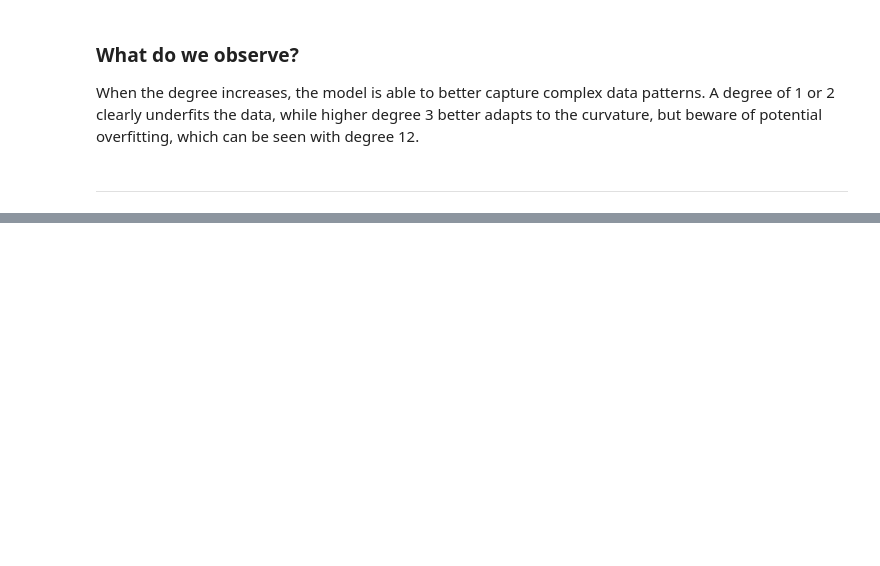
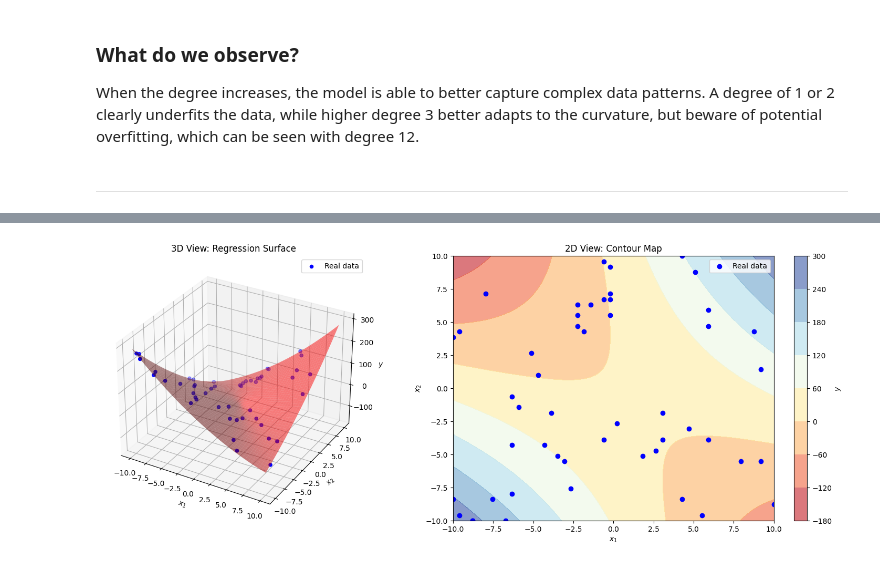
Before and after one commit to cruchau/machine_learning, a Jupyter notebook: linear_model/regression/10_polynomial_regression.ipynb, the cells around one changed output, grey strips where cells are left out. Cells and saved outputs as stored; diff of their text form; code cells hidden in the pictures; blank space fills up the shorter version.

```diff
--- a/linear_model/regression/10_polynomial_regression.ipynb
+++ b/linear_model/regression/10_polynomial_regression.ipynb
@@ -211,0 +276,52 @@ When the degree increases, the model is able to better capture complex data patt
+# %%
+# Generate example data for x1 and x2
+np.random.seed(0)
+n_points = 50
+x1 = np.linspace(-10, 10, n_points)
+x2 = np.linspace(-10, 10, n_points)
+x1_data = np.random.choice(x1, n_points)
+x2_data = np.random.choice(x2, n_points)
+
+# Define model coefficients
+w1 = 1.5    # coefficient for x1
+w2 = -2.0   # coefficient for x2
+w3 = 0.5    # coefficient for x1²
+w4 = 0.3    # coefficient for x2²
+w5 = 2.0    # coefficient for x1x2
+b = 5       # intercept
+
+# Calculate y according to the polynomial model with two variables
+y_data = w1 * x1_data + w2 * x2_data + w3 * x1_data**2 + w4 * x2_data**2 + w5 * x1_data * x2_data + b
+
+# Create grid for surface visualization
+X1, X2 = np.meshgrid(np.linspace(x1.min(), x1.max(), 100),
+                     np.linspace(x2.min(), x2.max(), 100))
+Z = w1 * X1 + w2 * X2 + w3 * X1**2 + w4 * X2**2 + w5 * X1 * X2 + b
+
+# Create figure with two subplots
+fig = plt.figure(figsize=(16, 6))
+
+# Subplot 1: 3D View (Regression Surface)
+ax1 = fig.add_subplot(121, projection='3d')
+ax1.scatter(x1_data, x2_data, y_data, color='b', label="Real data")
+ax1.plot_surface(X1, X2, Z, color='r', alpha=0.5)
+ax1.set_xlabel('$x_1$')
+ax1.set_ylabel('$x_2$')
+ax1.set_zlabel('$y$')
+ax1.set_title("3D View: Regression Surface")
+ax1.legend()
+
+# Subplot 2: 2D View (Contour Map)
+ax2 = fig.add_subplot(122)
+contour = ax2.contourf(X1, X2, Z, cmap='RdYlBu', alpha=0.6)
+ax2.scatter(x1_data, x2_data, color='b', label="Real data")
+ax2.set_xlabel('$x_1$')
+ax2.set_ylabel('$x_2$')
+ax2.set_title("2D View: Contour Map")
+ax2.legend()
+fig.colorbar(contour, ax=ax2, label='$y$')
+
+plt.tight_layout()
+plt.show()
+# %% [output]
+[figure, added]
```
Also changed, not shown: parts of 3 cells of this notebook, 1 other file.
